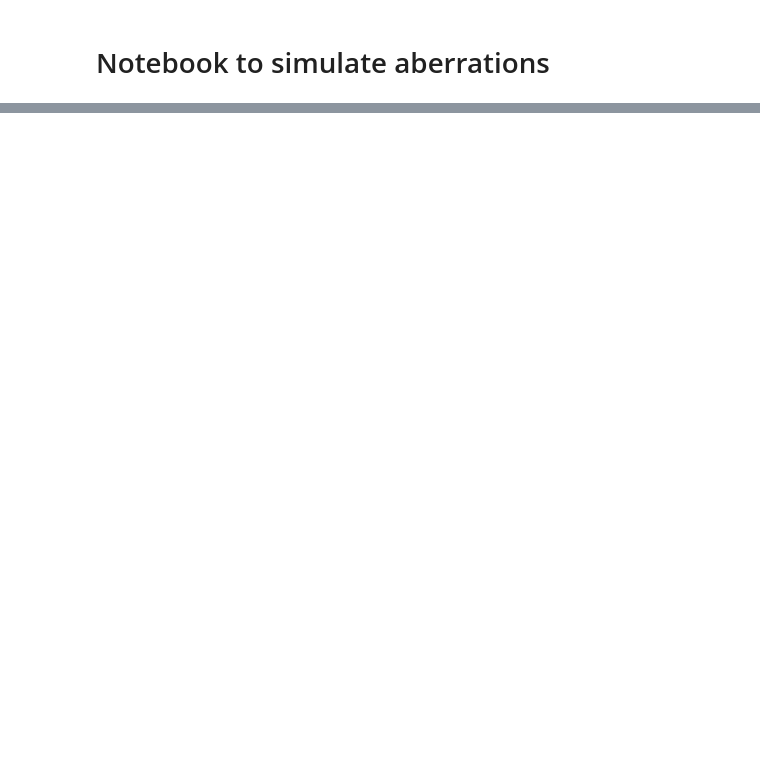
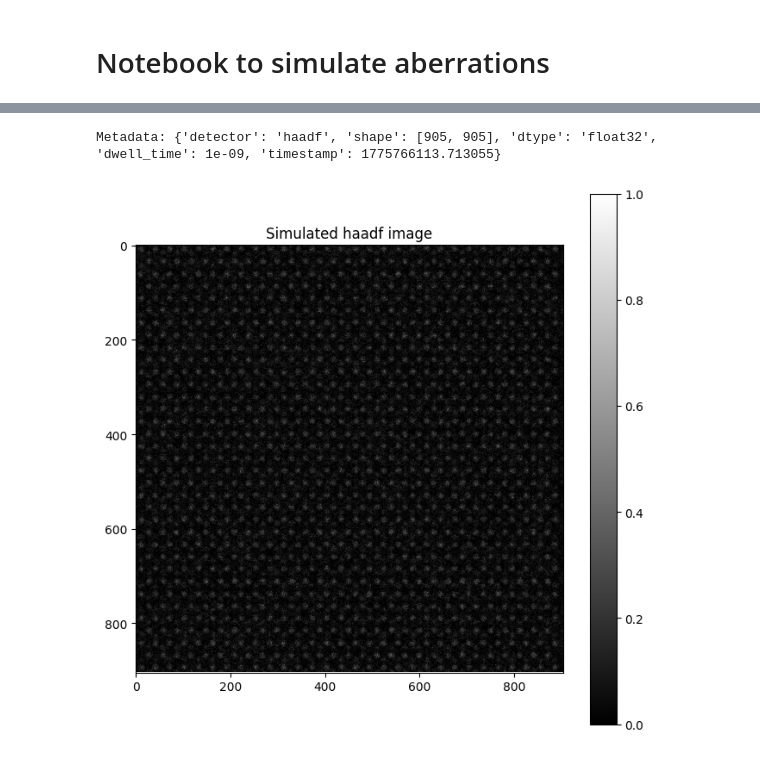
Before and after one commit to 1996suryamandalreddy-maker/asyncroscopy, a Jupyter notebook: notebooks/2_b_Aberrations_twin.ipynb, the cells around one changed output, grey strips where cells are left out. Saved outputs shown, nothing was run; the diff lists cells and outputs as text; code cells hidden in the pictures; blank space fills up the shorter version.

```diff
--- a/notebooks/2_b_Aberrations_twin.ipynb
+++ b/notebooks/2_b_Aberrations_twin.ipynb
@@ -50,0 +173,16 @@ aberrations
+# %%
+# Upload abberations on the twin
+json_meta, raw_bytes = mic_proxy.get_scanned_image_with_aberrations()
+meta = json.loads(json_meta)
+print(f"Metadata: {meta}")
+
+image = np.frombuffer(raw_bytes, dtype=meta["dtype"]).reshape(meta["shape"])
+
+plt.figure(figsize=(8, 8))
+plt.imshow(image.T, cmap='gray')
+plt.title(f"Simulated {meta['detector']} image")
+plt.colorbar()
+plt.show()
+# %% [output]
+Metadata: {'detector': 'haadf', 'shape': [905, 905], 'dtype': 'float32', 'dwell_time': 1e-09, 'timestamp': 1775766113.713055}
+[figure, added]
```
Also changed, not shown: parts of 12 cells of this notebook, 9 other files.
